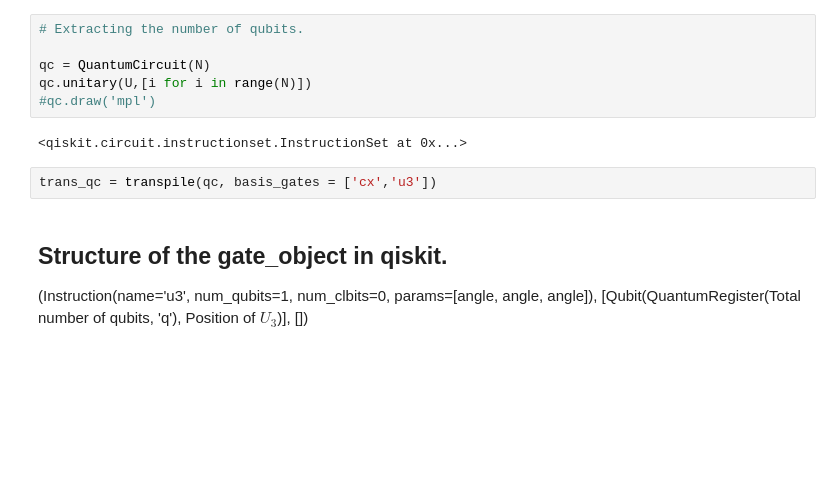
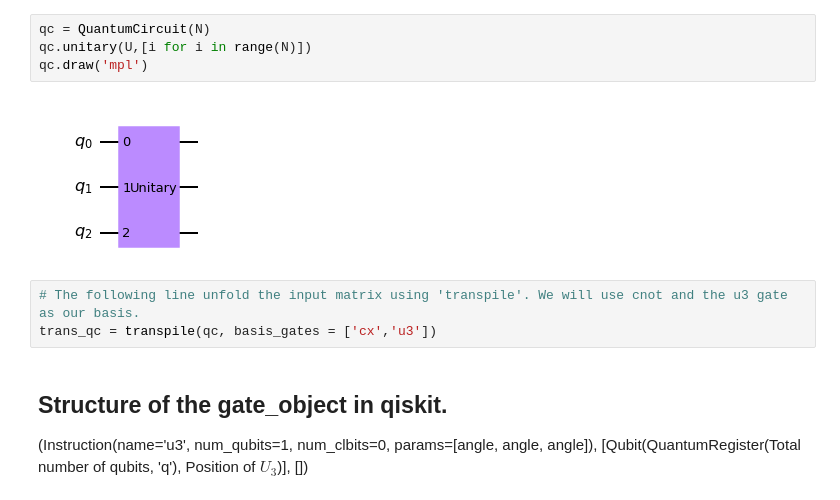
Before and after one commit to psasanka1729/nisq-grover, a Jupyter notebook: qiskit unitary to 1 and 2 qubit.ipynb, the cells around one changed output. Saved outputs shown, nothing was run; the diff lists cells and outputs as text; blank space fills up the shorter version.

```diff
--- a/qiskit unitary to 1 and 2 qubit.ipynb
+++ b/qiskit unitary to 1 and 2 qubit.ipynb
@@ -25,14 +32,13 @@ print(U)
  [ 0.+0.j  0.+0.j  0.+0.j  0.+0.j  0.+0.j  0.+0.j  1.+0.j  0.+0.j]
  [ 0.+0.j  0.+0.j  0.+0.j  0.+0.j  0.+0.j  0.+0.j  0.+0.j  1.+0.j]]
 # %%
-# Extracting the number of qubits.
-
 qc = QuantumCircuit(N)
 qc.unitary(U,[i for i in range(N)])
-#qc.draw('mpl')
+qc.draw('mpl')
 # %% [output]
-<qiskit.circuit.instructionset.InstructionSet at 0x...>
+[figure, added]
 # %%
+# The following line unfold the input matrix using 'transpile'. We will use cnot and the u3 gate as our basis.
 trans_qc = transpile(qc, basis_gates = ['cx','u3'])
 # %% [markdown]
 ## Structure of the gate_object in qiskit.
```
Also changed, not shown: parts of 12 cells of this notebook.
